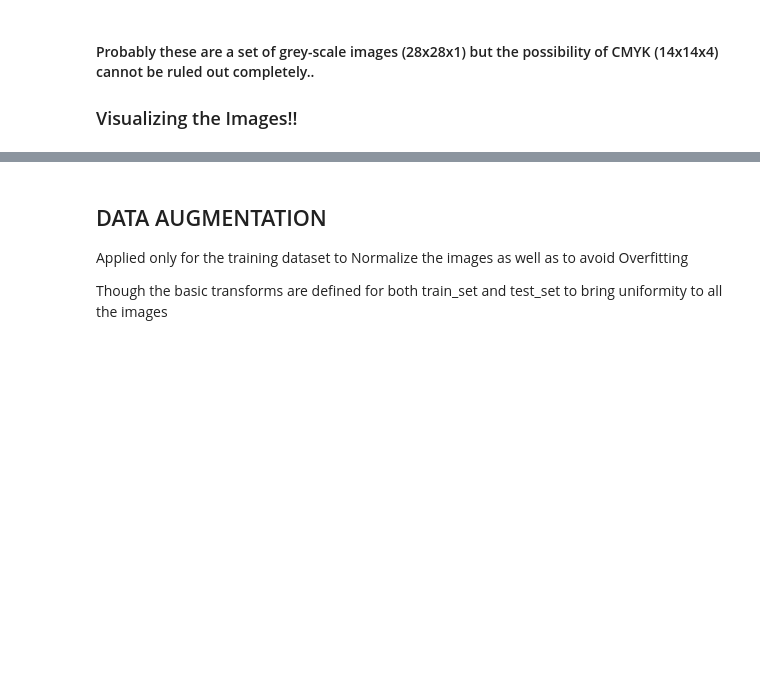
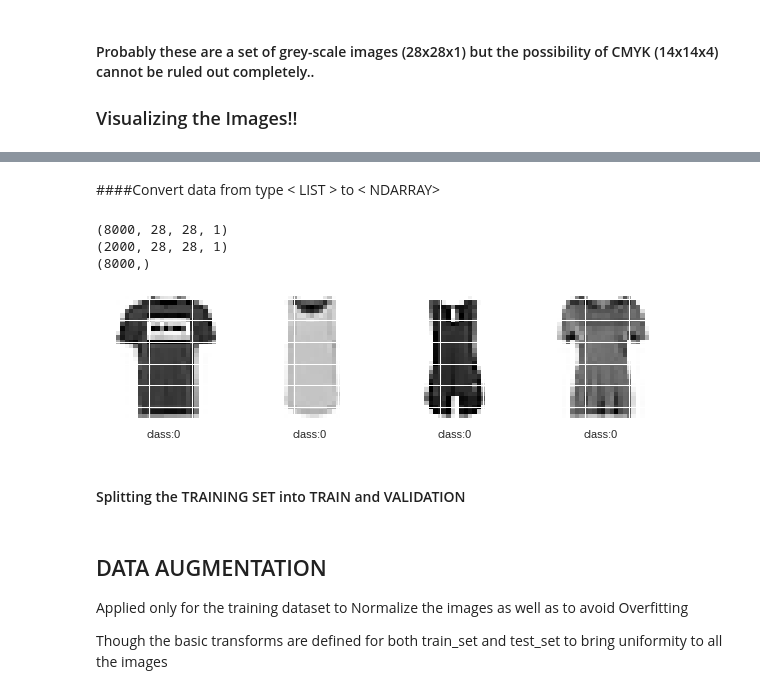
Before and after one commit to kanishk16/routetoMIDASS, a Jupyter notebook: CV_Problem/CV_Problem.ipynb, the cells around one changed output, grey strips where cells are left out. Cells and saved outputs as stored; diff of their text form; code cells hidden in the pictures; blank space fills up the shorter version.

```diff
--- a/CV_Problem/CV_Problem.ipynb
+++ b/CV_Problem/CV_Problem.ipynb
@@ -117,0 +136,33 @@ for ii in range(4):
+# %% [markdown]
+####Convert data from type < LIST > to < NDARRAY>
+# %%
+itrain_data = np.array(train_data)
+itrain_data.resize(itrain_data.shape[0],28,28,1)
+print(itrain_data.shape)
+
+itest_data = np.array(test_data)
+itest_data.resize(itest_data.shape[0],28,28,1)
+  #itrain_lab = np.array(train_lab[iii]).reshape(28,28)
+print(itest_data.shape)
+
+itrain_lab = np.array(train_lab)
+print(itrain_lab.shape)
+# %% [output]
+(8000, 28, 28, 1)
+(2000, 28, 28, 1)
+(8000,)
+# %%
+#Confirmimg NO CHANGES while RESHAPING/RESIZING
+import matplotlib.pyplot as plt
+
+fig, axes = plt.subplots(figsize=(10,4), ncols=4)
+for ii in range(4):
+  vtrain_data = itrain_data[ii,:,:].reshape(28,28)
+  ax = axes[ii]
+  ax.imshow(vtrain_data)
+  ax.set_xticklabels('')
+  ax.set_yticklabels('')
+  ax.set_xlabel("class:" + str(train_lab[ii]))
+  #plt.show()
+# %% [output]
+[figure, added]
@@ -117,0 +173,2 @@ for ii in range(4):
+# %% [markdown]
+#### Splitting the TRAINING SET into TRAIN and VALIDATION
```
Also changed, not shown: parts of 14 cells of this notebook.
